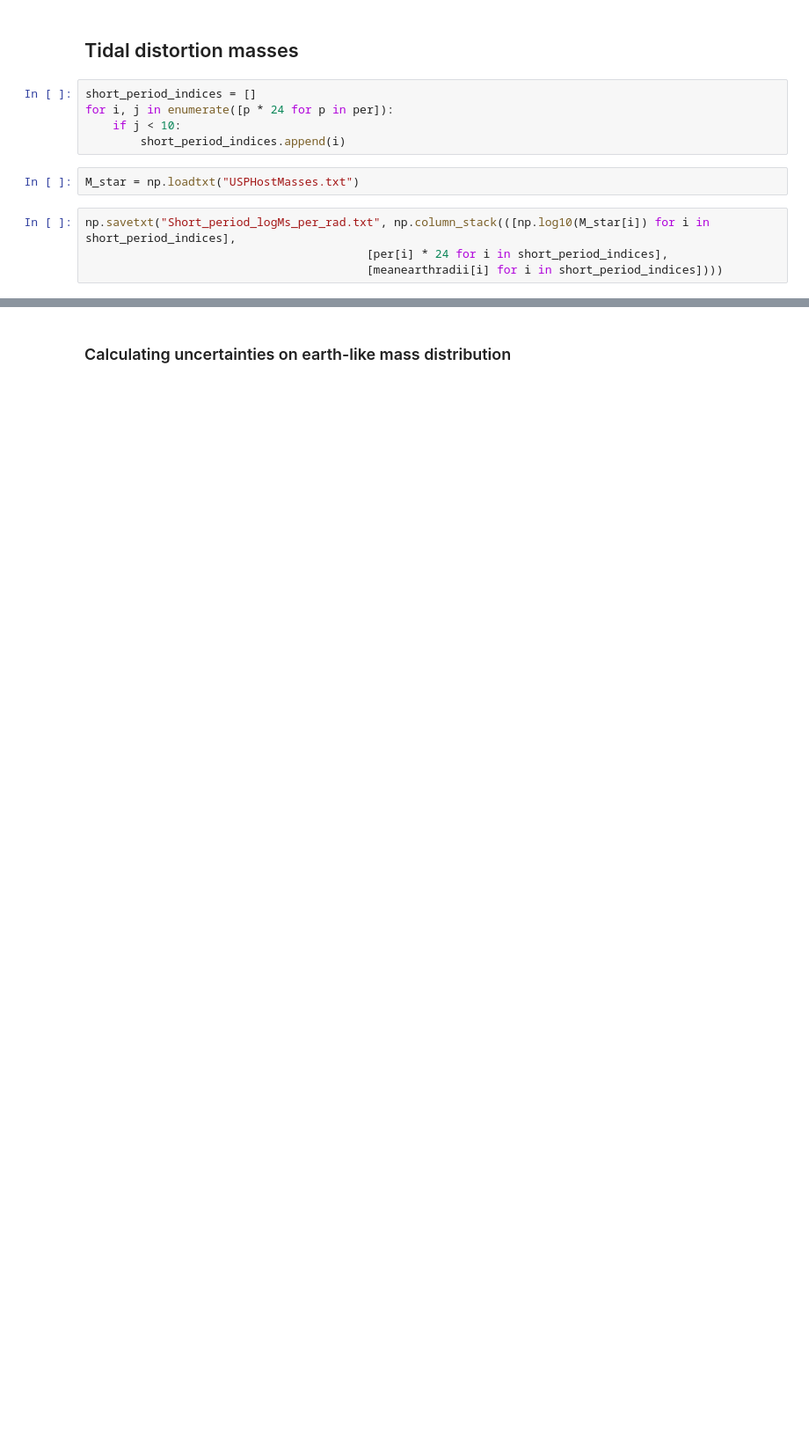
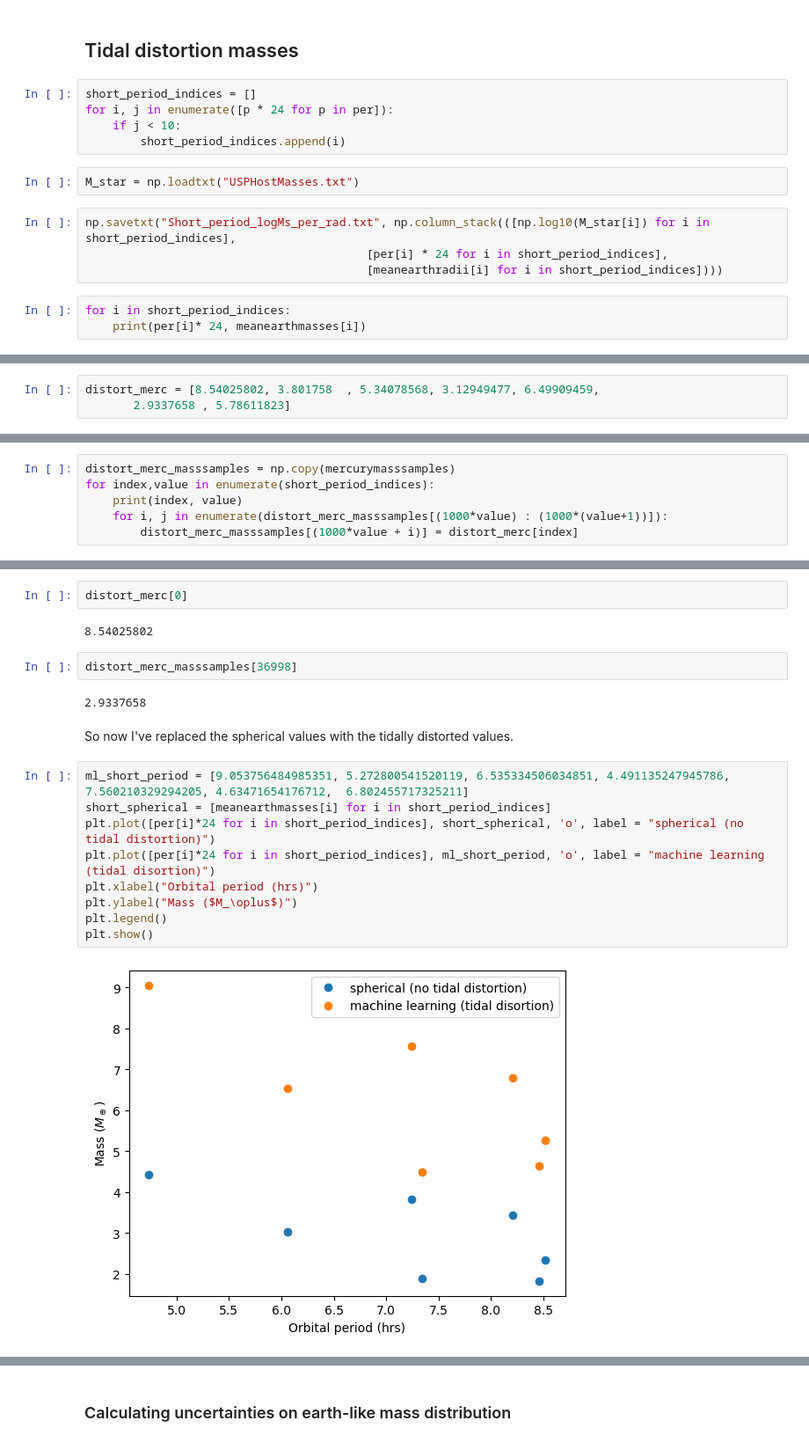
Before and after one commit to asmuzsoy/USPplanets, a Jupyter notebook: USPMassDistRedo.ipynb, the cells around one changed output, grey strips where cells are left out. Shown at 88% size. Saved outputs shown, nothing was run; the diff lists cells and outputs as text; blank space fills up the shorter version.

Commit message:
Fixed error bars in mass distribution, recalcuated measured masses, preliminary tidal distortion

```diff
--- a/USPMassDistRedo.ipynb
+++ b/USPMassDistRedo.ipynb
@@ -609,3 +620,6 @@ M_star = np.loadtxt("USPHostMasses.txt")
 np.savetxt("Short_period_logMs_per_rad.txt", np.column_stack(([np.log10(M_star[i]) for i in short_period_indices],
                                          [per[i] * 24 for i in short_period_indices],
                                          [meanearthradii[i] for i in short_period_indices])))
+# %%
+for i in short_period_indices:
+    print(per[i]* 24, meanearthmasses[i])
@@ -611,0 +634,3 @@ np.savetxt("Short_period_logMs_per_rad.txt", np.column_stack(([np.log10(M_star[i
+# %%
+distort_merc = [8.54025802, 3.801758  , 5.34078568, 3.12949477, 6.49909459,
+       2.9337658 , 5.78611823]
@@ -611,0 +647,6 @@ np.savetxt("Short_period_logMs_per_rad.txt", np.column_stack(([np.log10(M_star[i
+# %%
+distort_merc_masssamples = np.copy(mercurymasssamples)
+for index,value in enumerate(short_period_indices):
+    print(index, value)
+    for i, j in enumerate(distort_merc_masssamples[(1000*value) : (1000*(value+1))]):
+        distort_merc_masssamples[(1000*value + i)] = distort_merc[index]
@@ -611,0 +661,21 @@ np.savetxt("Short_period_logMs_per_rad.txt", np.column_stack(([np.log10(M_star[i
+# %%
+distort_merc[0]
+# %% [output]
+8.54025802
+# %%
+distort_merc_masssamples[36998]
+# %% [output]
+2.9337658
+# %% [markdown]
+So now I've replaced the spherical values with the tidally distorted values.
+# %%
+ml_short_period = [9.053756484985351, 5.272800541520119, 6.535334506034851, 4.491135247945786, 7.560210329294205, 4.63471654176712,  6.802455717325211]
+short_spherical = [meanearthmasses[i] for i in short_period_indices]
+plt.plot([per[i]*24 for i in short_period_indices], short_spherical, 'o', label = "spherical (no tidal distortion)")
+plt.plot([per[i]*24 for i in short_period_indices], ml_short_period, 'o', label = "machine learning (tidal disortion)")
+plt.xlabel("Orbital period (hrs)")
+plt.ylabel("Mass ($M_\oplus$)")
+plt.legend()
+plt.show()
+# %% [output]
+[figure, added]
```
Also changed, not shown: parts of 53 cells of this notebook.
